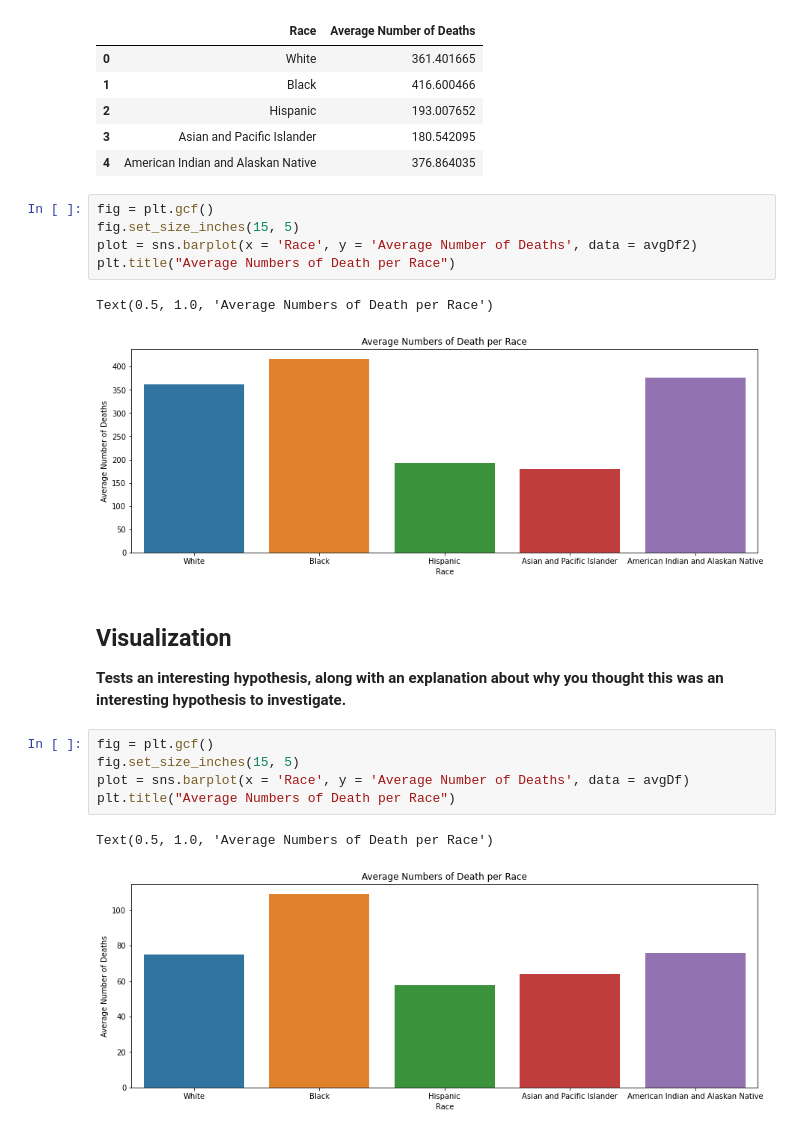
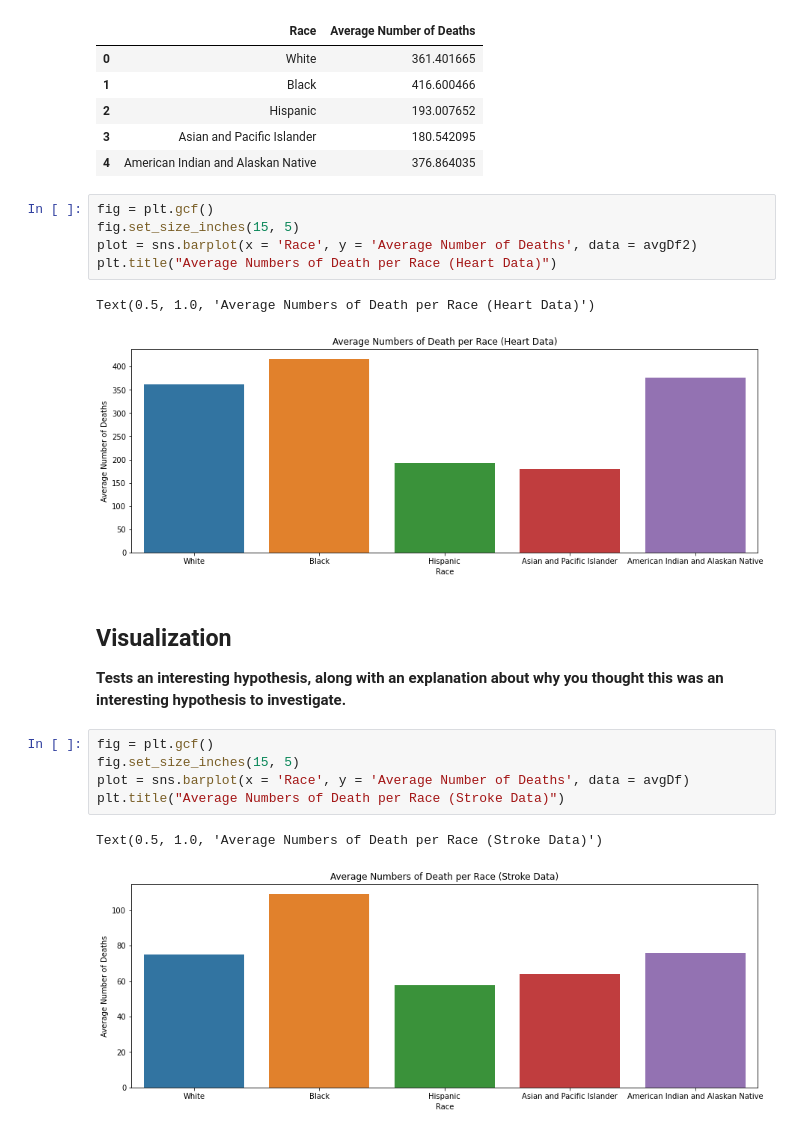
Before and after one commit to uic-cs418/cs418-spring22-quiz-gods, a Jupyter notebook: clean.ipynb, the cells around one changed output. Saved outputs shown, nothing was run; the diff lists cells and outputs as text.

```diff
--- a/clean.ipynb
+++ b/clean.ipynb
@@ -232,11 +221,11 @@ avgDf2.head()
 # %%
 fig = plt.gcf()
 fig.set_size_inches(15, 5)
 plot = sns.barplot(x = 'Race', y = 'Average Number of Deaths', data = avgDf2)
-plt.title("Average Numbers of Death per Race")
+plt.title("Average Numbers of Death per Race (Heart Data)")
 # %% [output]
-Text(0.5, 1.0, 'Average Numbers of Death per Race')
+Text(0.5, 1.0, 'Average Numbers of Death per Race (Heart Data)')
-[figure, old version]
+[figure, new version]
 # %% [markdown]
 ## Visualization <br>
 
@@ -247,10 +236,10 @@ investigate.**
 fig = plt.gcf()
 fig.set_size_inches(15, 5)
 plot = sns.barplot(x = 'Race', y = 'Average Number of Deaths', data = avgDf)
-plt.title("Average Numbers of Death per Race")
+plt.title("Average Numbers of Death per Race (Stroke Data)")
 # %% [output]
-Text(0.5, 1.0, 'Average Numbers of Death per Race')
+Text(0.5, 1.0, 'Average Numbers of Death per Race (Stroke Data)')
-[figure, old version]
+[figure, new version]
 # %% [markdown]
 ## **Reflection** <br>
 ####  o What is hardest part of the project that you’ve encountered so far?<br>
```
Also changed, not shown: parts of 3 cells of this notebook.
